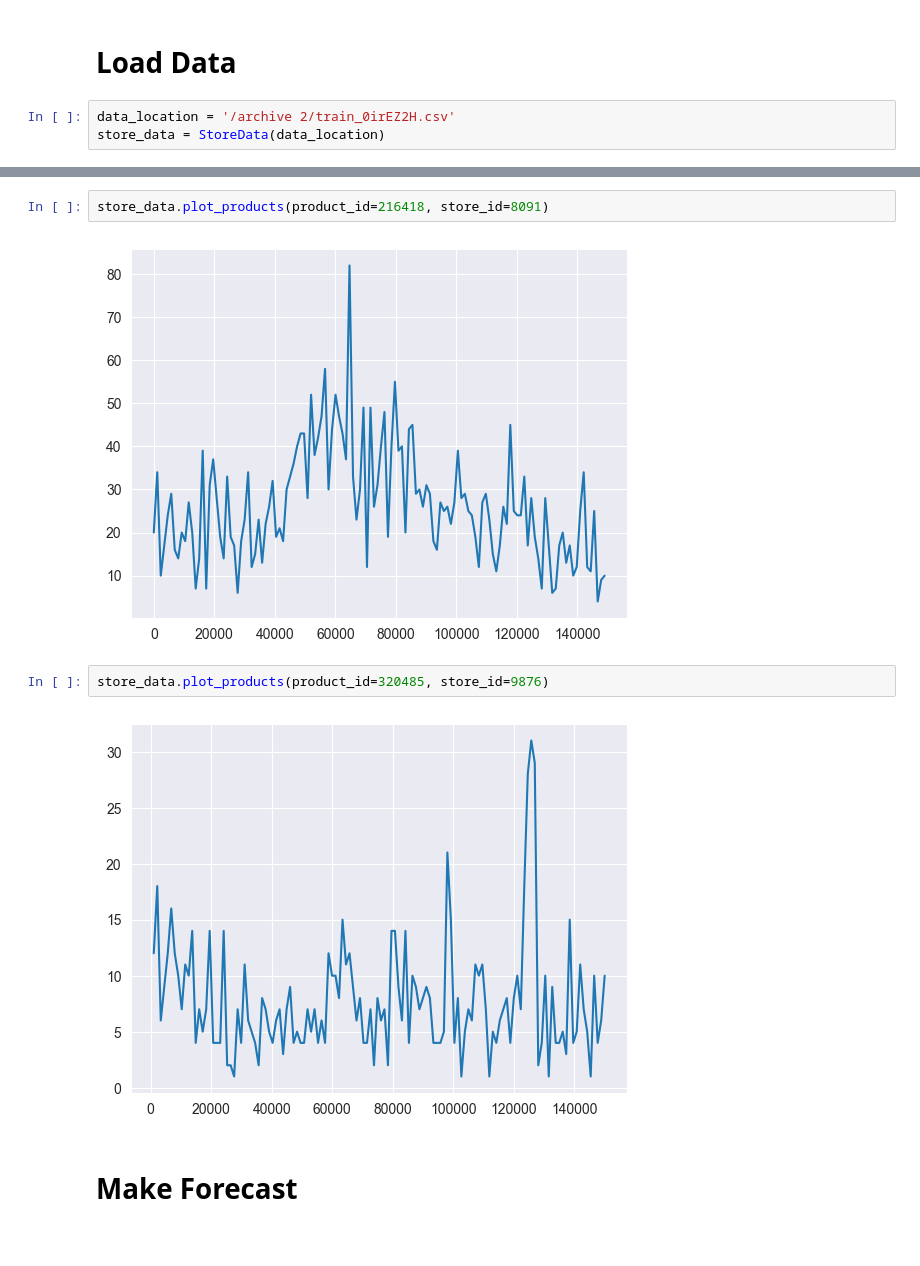
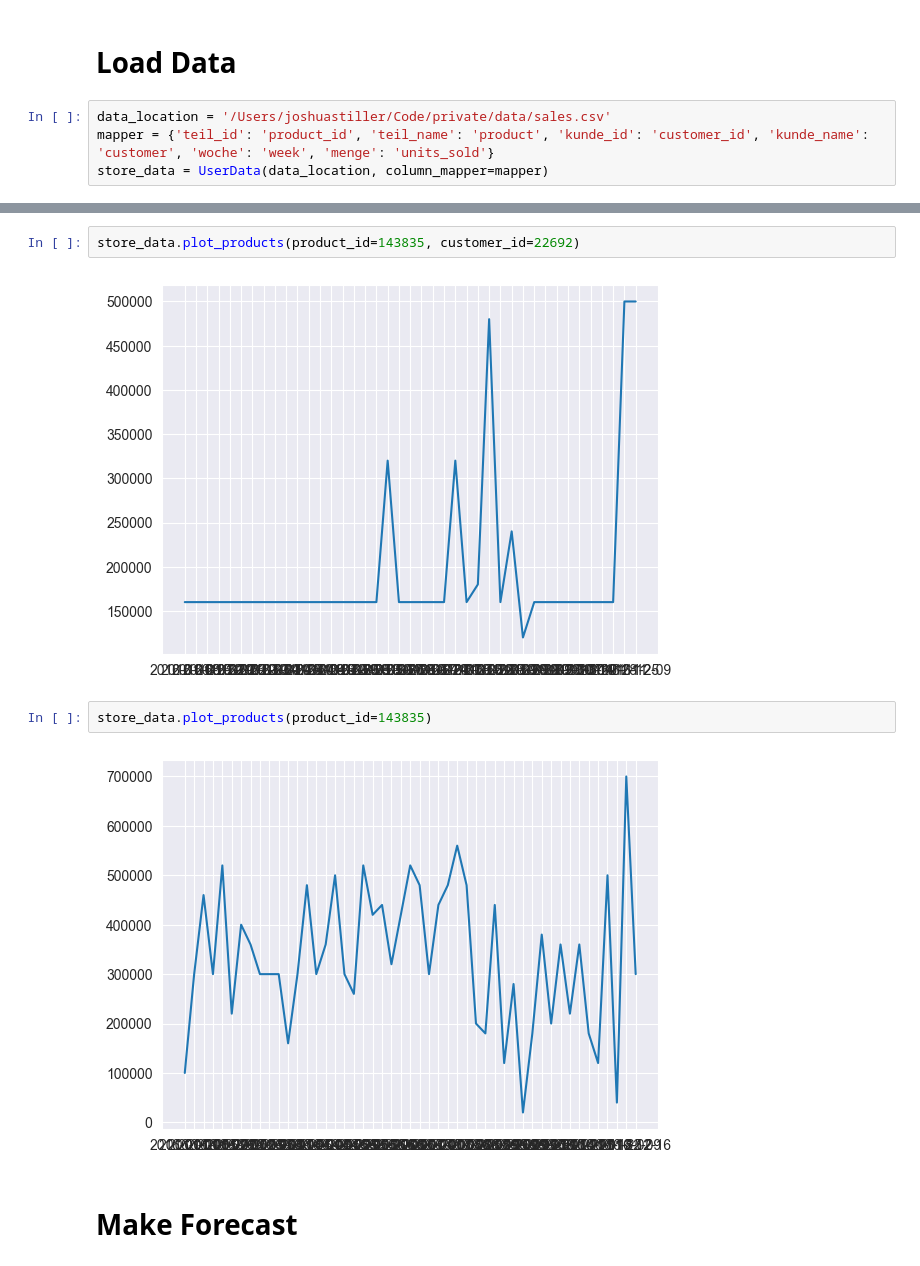
Before and after one commit to StillJosh/demand-forecasting, a Jupyter notebook: api/src/showcase.ipynb, the cells around one changed output, grey strips where cells are left out. Drawn from its saved outputs; the diff is of its cells as text.

Commit message:
ENH: Updated showcase notebook for rb data

```diff
--- a/api/src/showcase.ipynb
+++ b/api/src/showcase.ipynb
@@ -6,5 +9,6 @@ from src.model.gpt3_model import GPT3Model
 # %% [markdown]
 # Load Data
 # %%
-data_location = '/archive 2/train_0irEZ2H.csv'
-store_data = StoreData(data_location)
+data_location = '/Users/joshuastiller/Code/private/data/sales.csv'
+mapper = {'teil_id': 'product_id', 'teil_name': 'product', 'kunde_id': 'customer_id', 'kunde_name': 'customer', 'woche': 'week', 'menge': 'units_sold'}
+store_data = UserData(data_location, column_mapper=mapper)
@@ -27,11 +31,11 @@ store_data.data
 # %%
-store_data.plot_products(product_id=216418, store_id=8091)
+store_data.plot_products(product_id=143835, customer_id=22692)
 # %% [output]
-[figure, old version]
+[figure, new version]
 # %%
-store_data.plot_products(product_id=320485, store_id=9876)
+store_data.plot_products(product_id=143835)
 # %% [output]
-[figure, old version]
+[figure, new version]
 # %% [markdown]
 # Make Forecast
 # %%
```
Also changed, not shown: parts of 7 cells of this notebook.
